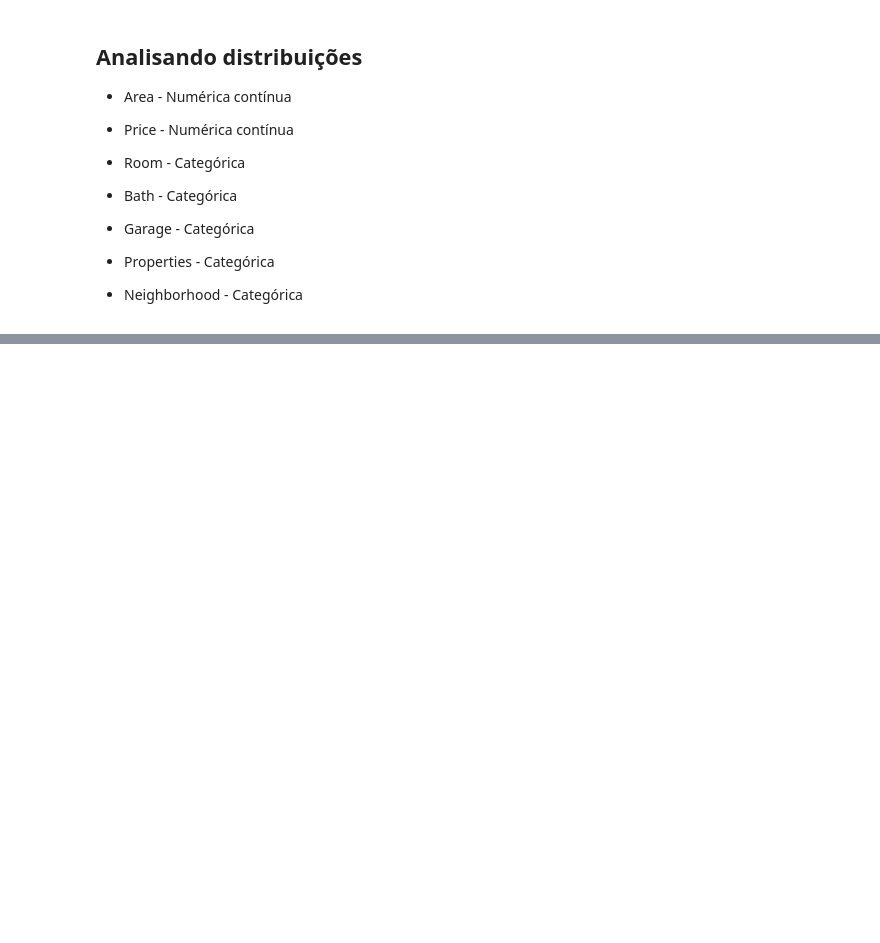
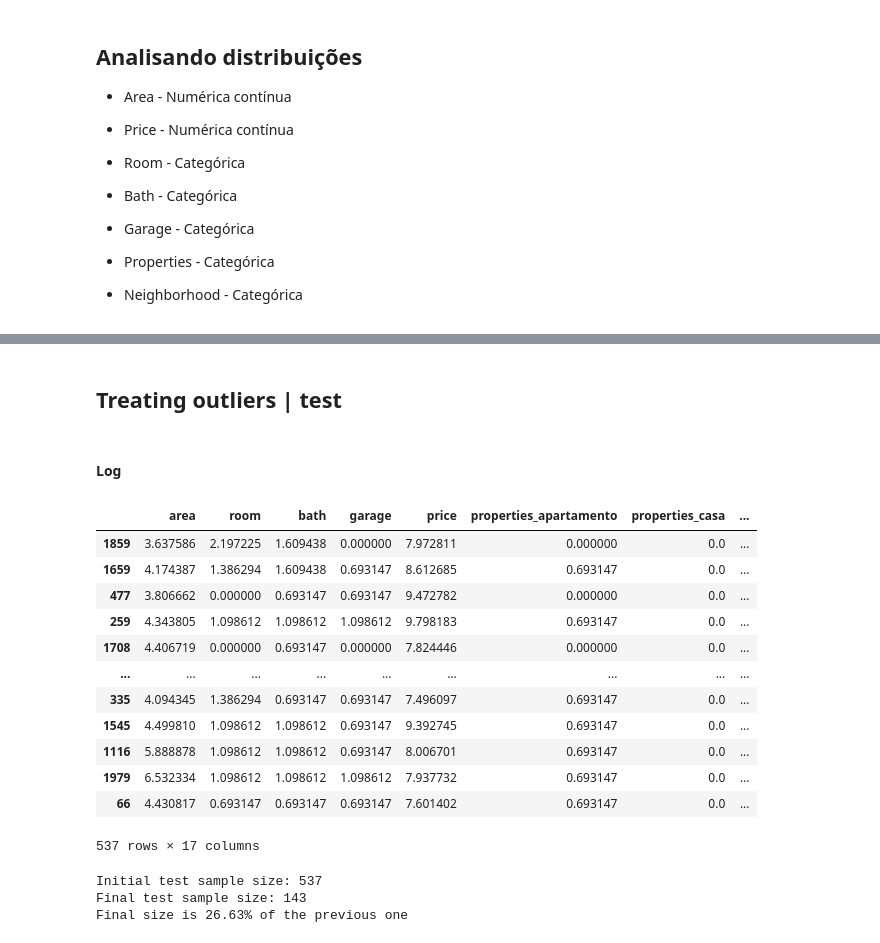
Before and after one commit to leticiaplang/Calculadora-de-aluguel, a Jupyter notebook: analise_exploratoria.ipynb, the cells around one changed output, grey strips where cells are left out. Drawn from its saved outputs; the diff is of its cells as text; code cells hidden in the pictures; blank space fills up the shorter version.

```diff
--- a/analise_exploratoria.ipynb
+++ b/analise_exploratoria.ipynb
@@ -535,0 +704,48 @@ df.to_csv('df_trt.csv', sep=';')
+# %% [markdown]
+## Treating outliers | test
+# %% [markdown]
+#### Log
+# %%
+test_log = test.apply(np.log1p)
+test_log
+# %% [output]
+|  | area | room | bath | garage | price | properties_apartamento | properties_casa | ... |
+| 1859 | 3.637586 | 2.197225 | 1.609438 | 0.000000 | 7.972811 | 0.000000 | 0.0 | ... |
+| 1659 | 4.174387 | 1.386294 | 1.609438 | 0.693147 | 8.612685 | 0.693147 | 0.0 | ... |
+| 477 | 3.806662 | 0.000000 | 0.693147 | 0.693147 | 9.472782 | 0.000000 | 0.0 | ... |
+| 259 | 4.343805 | 1.098612 | 1.098612 | 1.098612 | 9.798183 | 0.693147 | 0.0 | ... |
+| 1708 | 4.406719 | 0.000000 | 0.693147 | 0.000000 | 7.824446 | 0.000000 | 0.0 | ... |
+| ... | ... | ... | ... | ... | ... | ... | ... | ... |
+| 335 | 4.094345 | 1.386294 | 0.693147 | 0.693147 | 7.496097 | 0.693147 | 0.0 | ... |
+| 1545 | 4.499810 | 1.098612 | 1.098612 | 0.693147 | 9.392745 | 0.693147 | 0.0 | ... |
+| 1116 | 5.888878 | 1.098612 | 1.098612 | 0.693147 | 8.006701 | 0.693147 | 0.0 | ... |
+| 1979 | 6.532334 | 1.098612 | 1.098612 | 1.098612 | 7.937732 | 0.693147 | 0.0 | ... |
+| 66 | 4.430817 | 0.693147 | 0.693147 | 0.693147 | 7.601402 | 0.693147 | 0.0 | ... |
+537 rows × 17 columns
+# %%
+# Análise de outliers
+REMOVER_OUTLIERS = False
+
+quartis = test_log.quantile([0.25,0.5,0.75])
+
+Q1 = quartis.loc[0.25]
+Q3 = quartis.loc[0.75]
+IQR = Q3-Q1
+
+k = 1.5
+low_limit = Q1-k*IQR
+high_limit = Q1+k*IQR
+
+test_wo_outlier = test_log[test_log >= low_limit].dropna()
+test_wo_outlier = test_wo_outlier[test_wo_outlier <= high_limit].dropna()
+
+if REMOVER_OUTLIERS:
+  test = test.loc[test_wo_outlier.index]
+
+print(f'Initial test sample size: {len(test)}')
+print(f'Final test sample size: {len(test_wo_outlier)}')
+print(f'Final size is {round(len(test_wo_outlier) / len(test) * 100, 2)}% of the previous one')
+# %% [output]
+Initial test sample size: 537
+Final test sample size: 143
+Final size is 26.63% of the previous one
```
Also changed, not shown: parts of 26 cells of this notebook.
